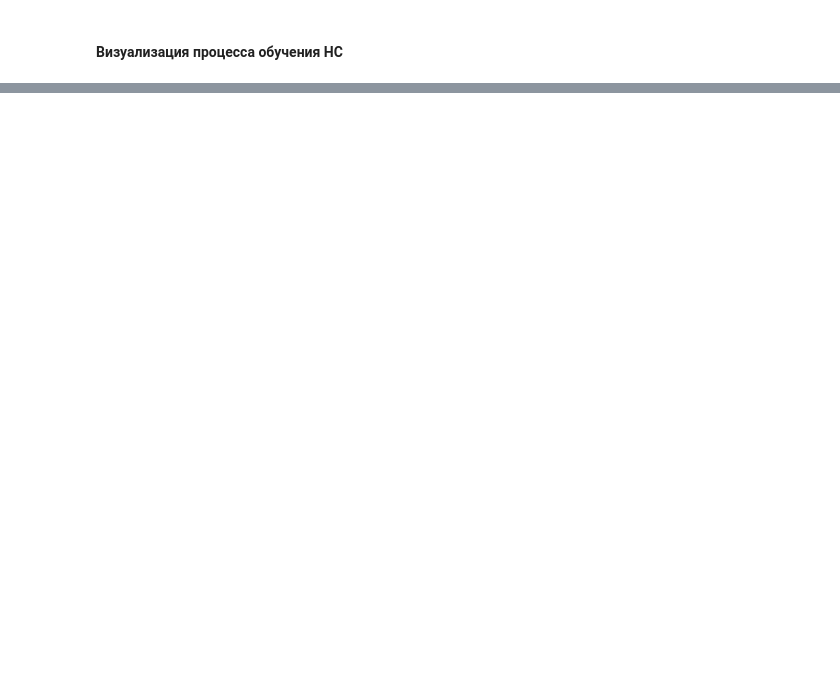
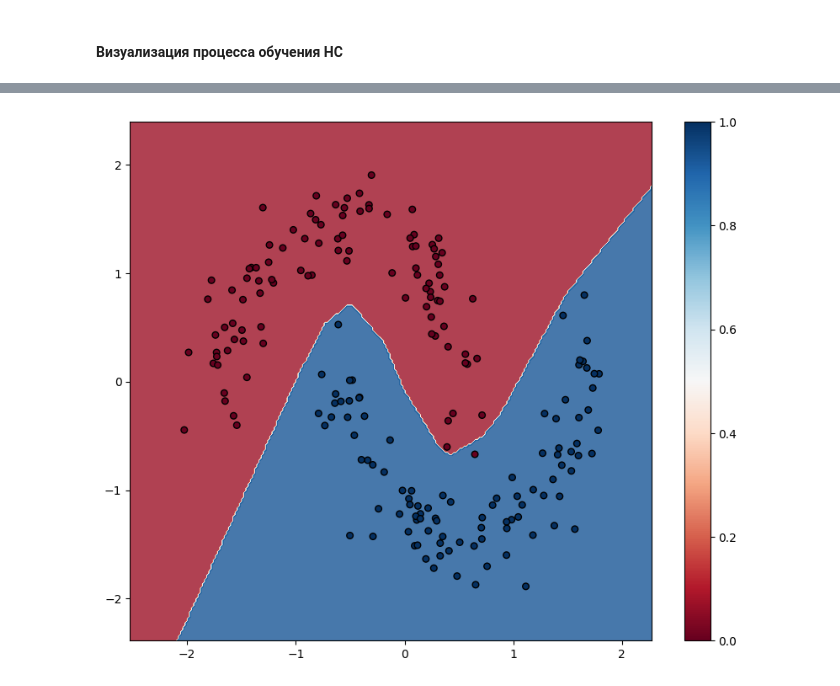
Before and after one commit to AndreyShpigar/ML-course, a Jupyter notebook: Week_09_DL_intro/Practice_09.ipynb, the cells around one changed output, grey strips where cells are left out. Cells and saved outputs as stored; diff of their text form; code cells hidden in the pictures; blank space fills up the shorter version.

```diff
--- a/Week_09_DL_intro/Practice_09.ipynb
+++ b/Week_09_DL_intro/Practice_09.ipynb
@@ -245,14 +297,16 @@ Y_train_torch = torch.FloatTensor(Y_train).reshape(-1, 1)
 X_test_torch = torch.FloatTensor(X_test_scaled)
 Y_test_torch = torch.FloatTensor(Y_test).reshape(-1, 1)
 # %%
-model_nn_torch = Linear_NN_torch(input_size=INPUT_SIZE, hidden_size=HIDDEN_SIZE, output_size=OUTPUT_SIZE)
+model_nn_torch = LinearTorchNN(
+    input_size=INPUT_SIZE, hidden_size=HIDDEN_SIZE, output_size=OUTPUT_SIZE
+)
 
 learning_history_torch = {
-    'loss': [],
-    'accuracy_train': [],
-    'accuracy_test': [],
-    'W1_norm': [],
-    'W2_norm': []
+    "loss": [],
+    "accuracy_train": [],
+    "accuracy_test": [],
+    "W1_norm": [],
+    "W2_norm": [],
 }
 
 # Задаем Loss и оптимизатор
@@ -330,23 +406,27 @@ plt.grid(True, alpha=0.3)
 # %%
-def plot_decision_boundary(model, X, y):
-    """Визуализация границы принятия решений нейронной сети"""
-    h = 0.02
+def plot_decision_boundary_torch(model, X: np.ndarray, y: np.ndarray) -> None:
+    """Visualize decision boundary for a torch model on 2D data."""
+    step = 0.02
     x_min, x_max = X[:, 0].min() - 0.5, X[:, 0].max() + 0.5
     y_min, y_max = X[:, 1].min() - 0.5, X[:, 1].max() + 0.5
-    xx, yy = np.meshgrid(np.arange(x_min, x_max, h),
-                         np.arange(y_min, y_max, h))
+    xx, yy = np.meshgrid(np.arange(x_min, x_max, step), np.arange(y_min, y_max, step))
 
     with torch.no_grad():
-        X_grid = torch.FloatTensor(np.c_[xx.ravel(), yy.ravel()])
-        Z = model(X_grid)
-        Z = (Z > 0.5).float().numpy()
+        x_grid = torch.FloatTensor(np.c_[xx.ravel(), yy.ravel()])
+        z_values = model(x_grid)
+        z_values = (z_values > 0.5).float().numpy()
 
-    Z = Z.reshape(xx.shape)
+    z_values = z_values.reshape(xx.shape)
 
     plt.figure(figsize=(10, 8))
-    plt.contourf(xx, yy, Z, alpha=0.8, cmap=plt.cm.RdBu)
-    scatter = plt.scatter(X[:, 0], X[:, 1], c=y, cmap=plt.cm.RdBu, edgecolors='black', s=30)
+    plt.contourf(xx, yy, z_values, alpha=0.8, cmap=plt.cm.RdBu)
+    scatter = plt.scatter(
+        X[:, 0], X[:, 1], c=y, cmap=plt.cm.RdBu, edgecolors="black", s=30
+    )
     plt.colorbar(scatter)
     plt.show()
 
-plot_decision_boundary(model_nn_torch, X_test_scaled, Y_test)
+
+plot_decision_boundary_torch(model_nn_torch, X_test_scaled, Y_test)
+# %% [output]
+[figure, added]
```
Also changed, not shown: parts of 10 cells of this notebook, 8 other files.
